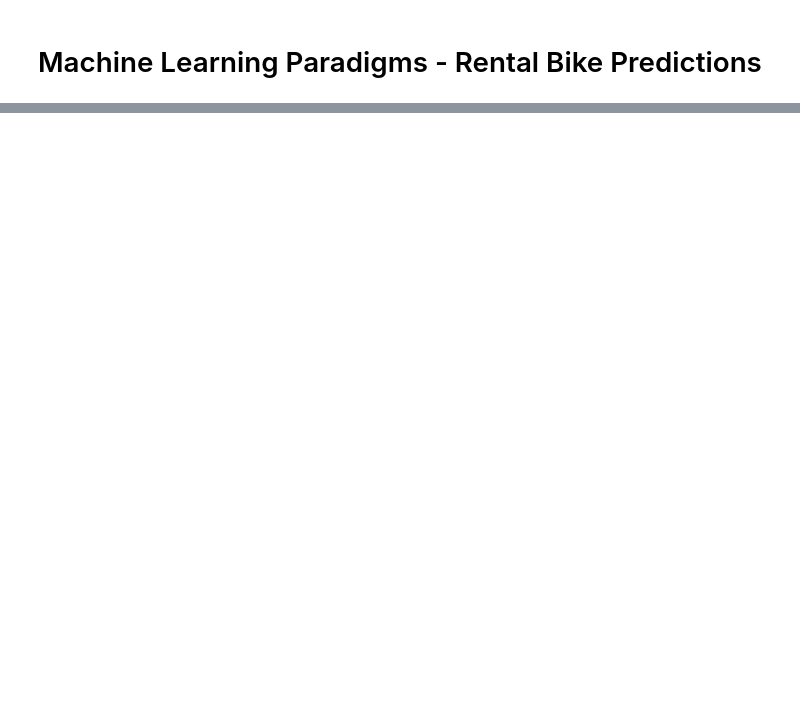
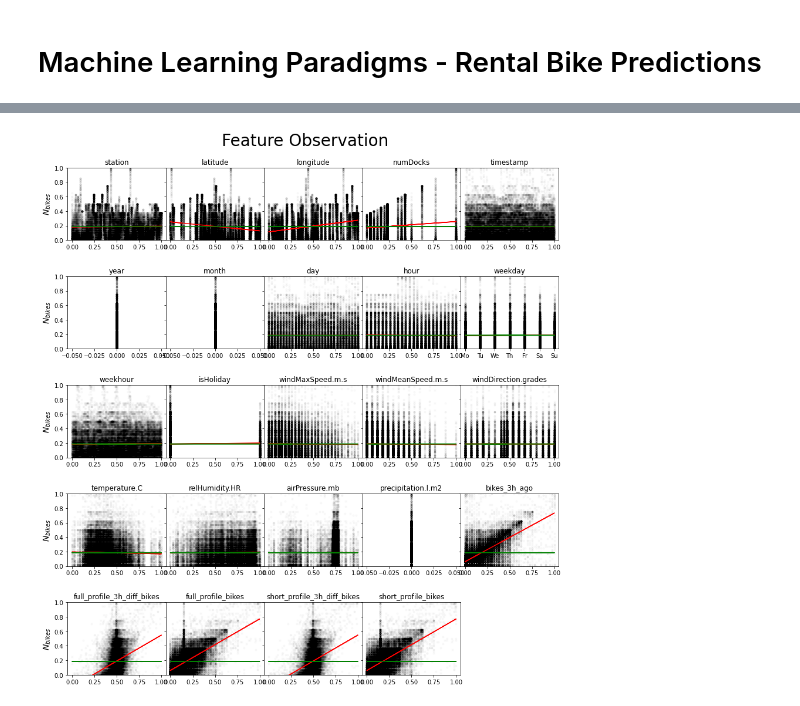
Before and after one commit to PPatton95/MB_2021, a Jupyter notebook: report.ipynb, the cells around one changed output, grey strips where cells are left out. Saved outputs shown, nothing was run; the diff lists cells and outputs as text; code cells hidden in the pictures; blank space fills up the shorter version.

```diff
--- a/report.ipynb
+++ b/report.ipynb
@@ -29,0 +86,88 @@ The first step in the process of generating predicitive models is to properly un
+# %%
+pls = PLSRegression(n_components=1,scale = False)
+pls_data = {'Feature':[],'Score':[]}
+
+imp_mean = SimpleImputer(missing_values=np.nan, strategy='median')
+columns = dataset.columns.values
+scaler = MinMaxScaler()
+n = len(columns)
+n_sq = np.sqrt(n)
+n_plt = int(np.ceil(n_sq))
+
+
+
+fig, axs = plt.subplots(n_plt,n_plt, sharey=True,figsize=(15,15))
+fig.suptitle('Feature Observation',fontsize = 28)
+
+for i in range(0,n_plt**2):
+
+    row = int(np.floor(i/n_plt))
+    col = int(i%n_sq)
+
+    if (n_plt*row + col) > n-1:
+        axs[row,col].set_visible(False)
+
+        continue
+
+    x = dataset[columns[i]].values
+    y = bikes['bikes']
+
+    dotw = False
+    weekDays = ['Monday','Tuesday','Wednesday','Thursday','Friday','Saturday','Sunday']
+    try:
+        if 'day' in str(x[0]):
+            x = [weekDays.index(n) for n in x]
+            dotw = True
+    except:
+            pass
+
+    x = [float(i) for i in x]
+    x = np.reshape(np.array(x),(-1, 1))
+    y = [float(i) for i in y]
+    y = np.reshape(np.array(y),(-1, 1))
+
+    scaler.fit(x)
+    x = scaler.transform(x)
+    imp_mean.fit(x)
+    x = imp_mean.transform(x)
+
+    scaler.fit(y)
+    y = scaler.transform(y)
+    imp_mean.fit(y)
+    y = imp_mean.transform(y)
+
+    # x = np.float32(x)
+    # y = np.float32(y)
+    y_mean = np.ones(len(y))*np.mean(y)
+
+    try:
+        pls.fit(x, y)
+        corr_score = pls.score(x,y)
+        # x = pls.transform(x)
+        y_p = pls.predict(x)
+
+        pls_data['Feature'].append(columns[i])
+        pls_data['Score'].append(corr_score)
+
+        axs[row,col].scatter(x,y,marker='.',c='k',alpha = 0.02)
+        axs[row,col].plot(x,y_p,c='r')
+    except:
+        axs[row,col].scatter(x,y,marker='.',c='k',alpha = 0.02)
+
+    axs[row,col].plot(x,y_mean,c='g')
+    axs[row,col].set_ylim([0,1])
+    # axs[row,col].set_xlim([min(x),max(x)])
+    axs[row,col].set_title(columns[i])
+
+    if dotw == True:
+        t_list = np.linspace(min(x),max(x),7)
+        tick_list = [item for sublist in t_list for item in sublist]
+
+        axs[row,col].set_xticks(tick_list, [d[0:2] for d in weekDays])
+
+    if col == 0:
+        axs[row,col].set_ylabel(r'$N_{bikes}$',fontsize =14)
+
+plt.subplots_adjust(wspace=0,hspace = 0.5,top=0.925)
+# %% [output]
+[figure, added]
```
Also changed, not shown: parts of 19 cells of this notebook, 5 other files.
